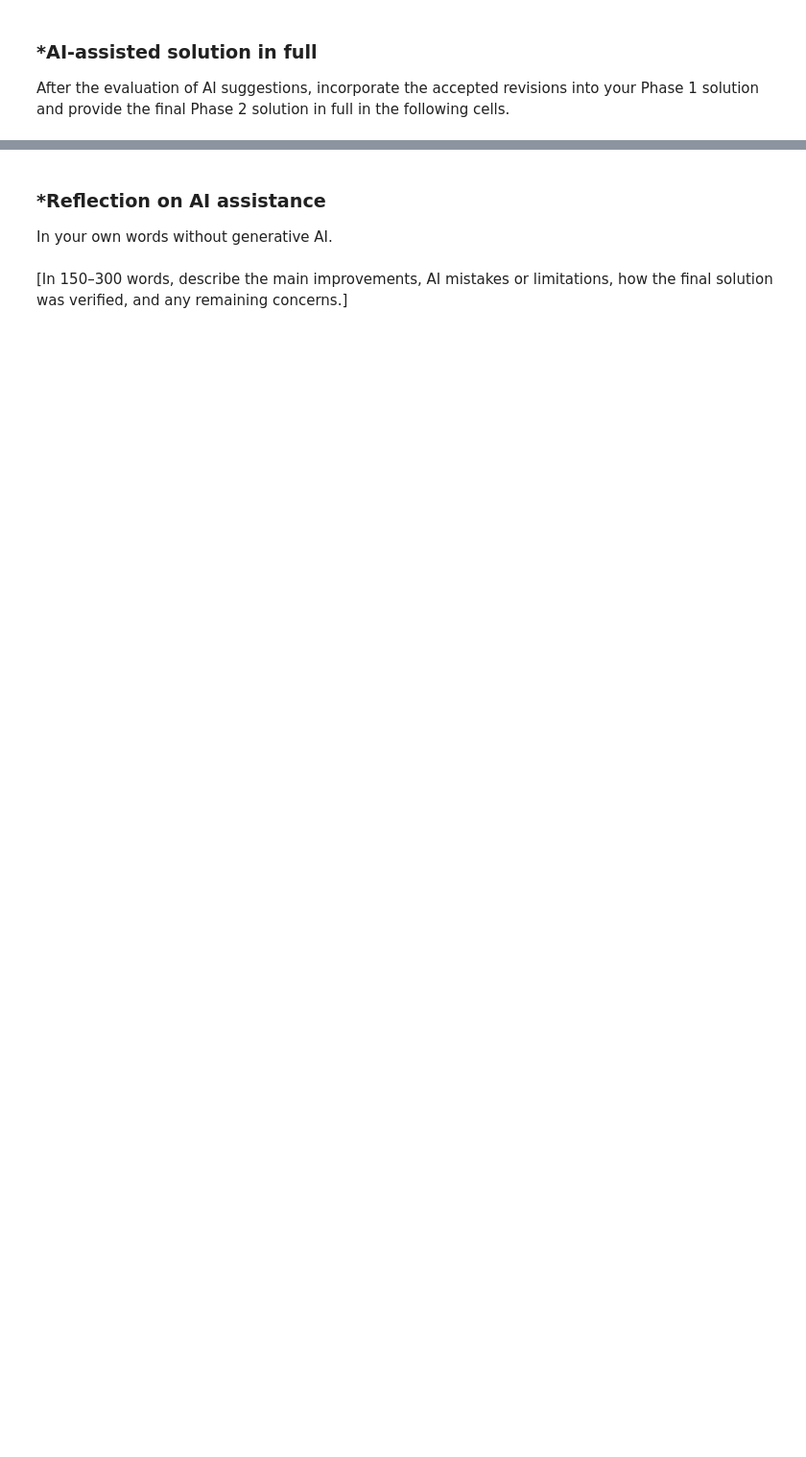
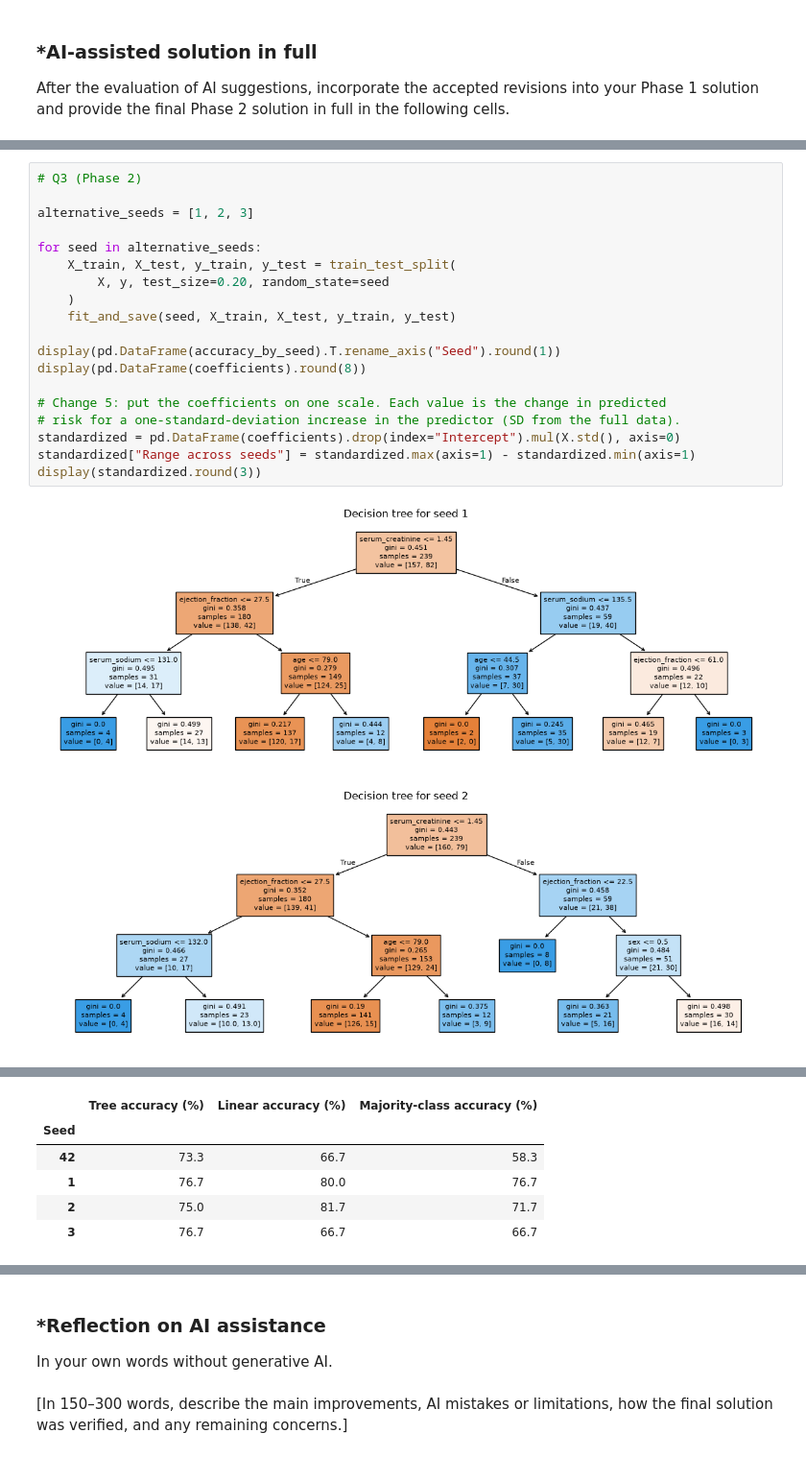
Before and after one commit to tqd3pz/L03-tree-stability, a Jupyter notebook: notebook.ipynb, the cells around one changed output, grey strips where cells are left out. Shown at 96% size. Cells and saved outputs as stored; diff of their text form; blank space fills up the shorter version.

```diff
--- a/notebook.ipynb
+++ b/notebook.ipynb
@@ -329,0 +523,22 @@ After the evaluation of AI suggestions, incorporate the accepted revisions into
+# %%
+# Q3 (Phase 2)
+
+alternative_seeds = [1, 2, 3]
+
+for seed in alternative_seeds:
+    X_train, X_test, y_train, y_test = train_test_split(
+        X, y, test_size=0.20, random_state=seed
+    )
+    fit_and_save(seed, X_train, X_test, y_train, y_test)
+
+display(pd.DataFrame(accuracy_by_seed).T.rename_axis("Seed").round(1))
+display(pd.DataFrame(coefficients).round(8))
+
+# Change 5: put the coefficients on one scale. Each value is the change in predicted
+# risk for a one-standard-deviation increase in the predictor (SD from the full data).
+standardized = pd.DataFrame(coefficients).drop(index="Intercept").mul(X.std(), axis=0)
+standardized["Range across seeds"] = standardized.max(axis=1) - standardized.min(axis=1)
+display(standardized.round(3))
+# %% [output]
+[figure, added]
+[figure, added]
@@ -329,0 +546,6 @@ After the evaluation of AI suggestions, incorporate the accepted revisions into
+|  | Tree accuracy (%) | Linear accuracy (%) | Majority-class accuracy (%) |
+| Seed |  |  |  |
+| 42 | 73.3 | 66.7 | 58.3 |
+| 1 | 76.7 | 80.0 | 76.7 |
+| 2 | 75.0 | 81.7 | 71.7 |
+| 3 | 76.7 | 66.7 | 66.7 |
```
Also changed, not shown: parts of 20 cells of this notebook.
